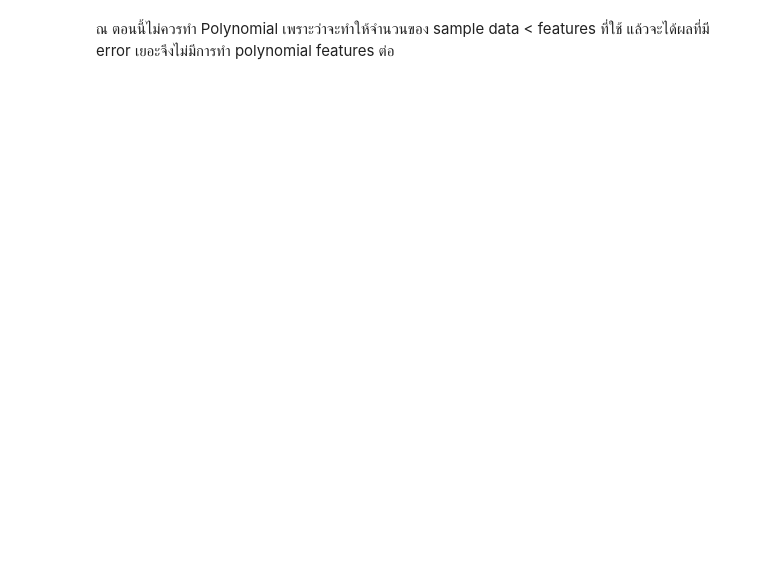
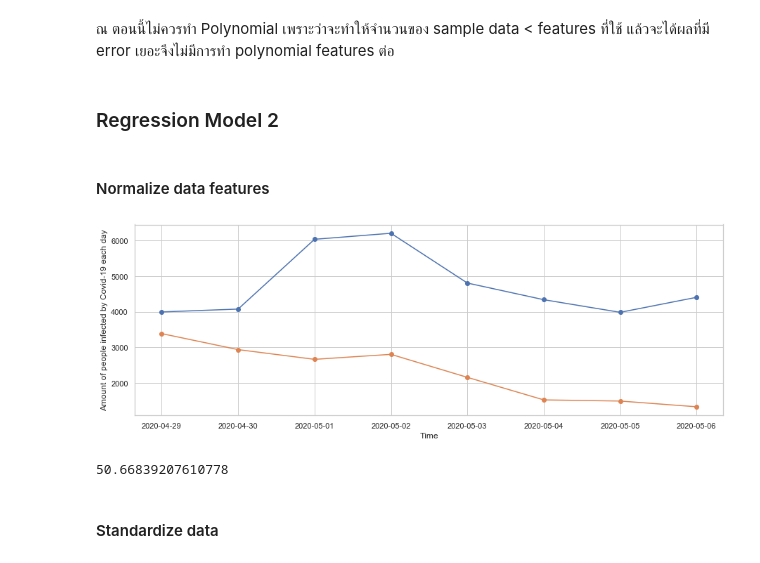
Before and after one commit to kate006naja/MachineLearningClassCode, a Jupyter notebook: project/Task2.ipynb, the cells around one changed output. Saved outputs shown, nothing was run; the diff lists cells and outputs as text; code cells hidden in the pictures; blank space fills up the shorter version.

Commit message:
update regression task

```diff
--- a/project/Task2.ipynb
+++ b/project/Task2.ipynb
@@ -524,2 +559,27 @@ plt.show()
 # %% [markdown]
 ณ ตอนนี้ไม่ควรทำ Polynomial เพราะว่าจะทำให้จำนวนของ sample data < features ที่ใช้ แล้วจะได้ผลที่มี error เยอะจึงไม่มีการทำ polynomial features ต่อ
+# %% [markdown]
+### Regression Model 2
+# %% [markdown]
+#### Normalize data features
+# %%
+X_train = normalize(X_train)
+X_test = normalize(X_test)
+# %%
+model = LinearRegression().fit(X_train, y_train)
+y_pred2 = model.predict(X_test)
+# %%
+plt.figure(figsize = (15, 5))
+plt.plot(df_test.drop(np.arange(2)).date, y_test, marker = 'o')
+plt.plot(df_test.drop(np.arange(2)).date, y_pred2, marker = 'o')
+plt.xlabel('Time')
+plt.ylabel('Amount of people infected by Covid-19 each day')
+plt.show()
+# %% [output]
+[figure, added]
+# %%
+MAPE(y_test, y_pred2)
+# %% [output]
+50.66839207610778
+# %% [markdown]
+#### Standardize data
```
Also changed, not shown: parts of 18 cells of this notebook.
